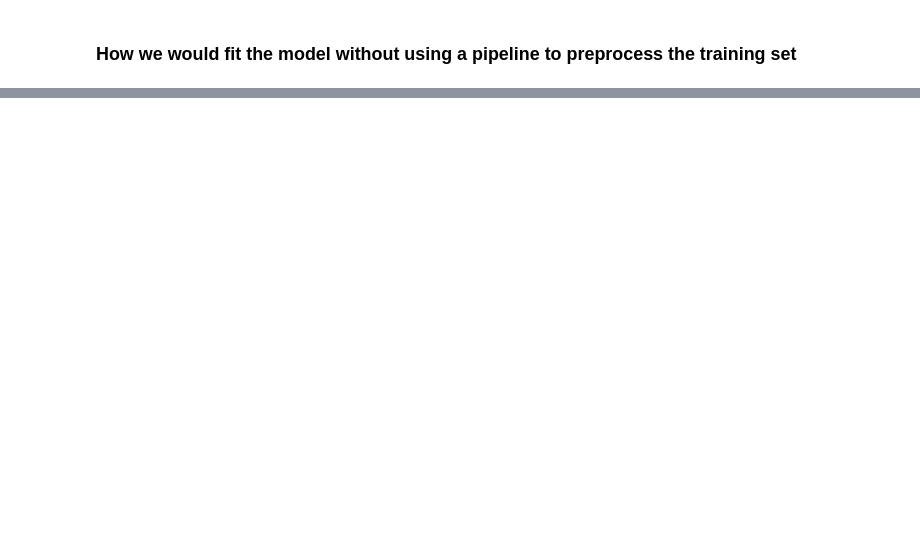
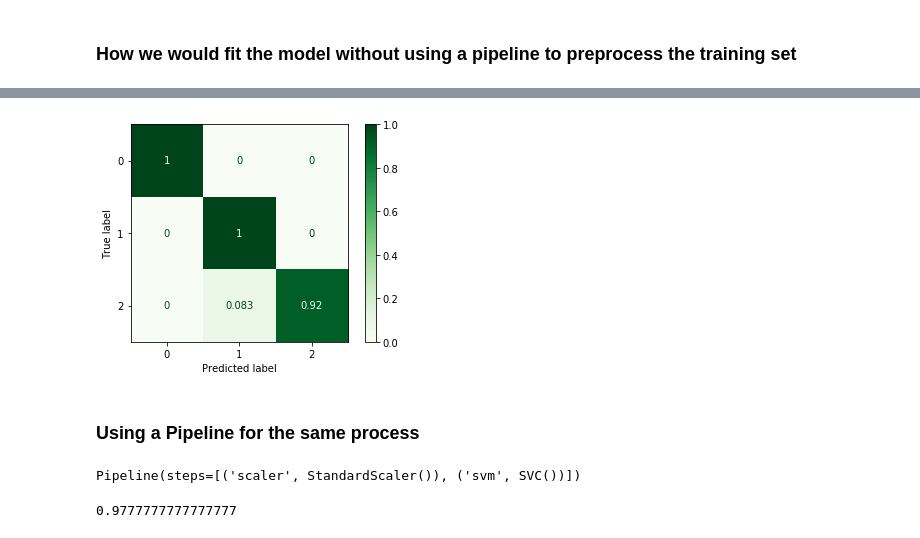
Before and after one commit to Lewis34cs/pipeline_blog, a Jupyter notebook: pipeline_blog.ipynb, the cells around one changed output, grey strips where cells are left out. Drawn from its saved outputs; the diff is of its cells as text; code cells hidden in the pictures; blank space fills up the shorter version.

Commit message:
Added Pipeline preprocessing and evaluation

```diff
--- a/pipeline_blog.ipynb
+++ b/pipeline_blog.ipynb
@@ -113,0 +146,6 @@ metrics.balanced_accuracy_score(y_test, y_pred)
+# %%
+metrics.plot_confusion_matrix(svm, X_test_scaled, y_test, normalize='true', cmap='Greens');
+# %% [output]
+[figure, added]
+# %% [markdown]
+### Using a Pipeline for the same process
@@ -113,0 +155,8 @@ metrics.balanced_accuracy_score(y_test, y_pred)
+# %%
+pipe.fit(X_train, y_train)
+# %% [output]
+Pipeline(steps=[('scaler', StandardScaler()), ('svm', SVC())])
+# %%
+pipe.score(X_test, y_test)
+# %% [output]
+0.9777777777777777
```
Also changed, not shown: parts of 16 cells of this notebook.
